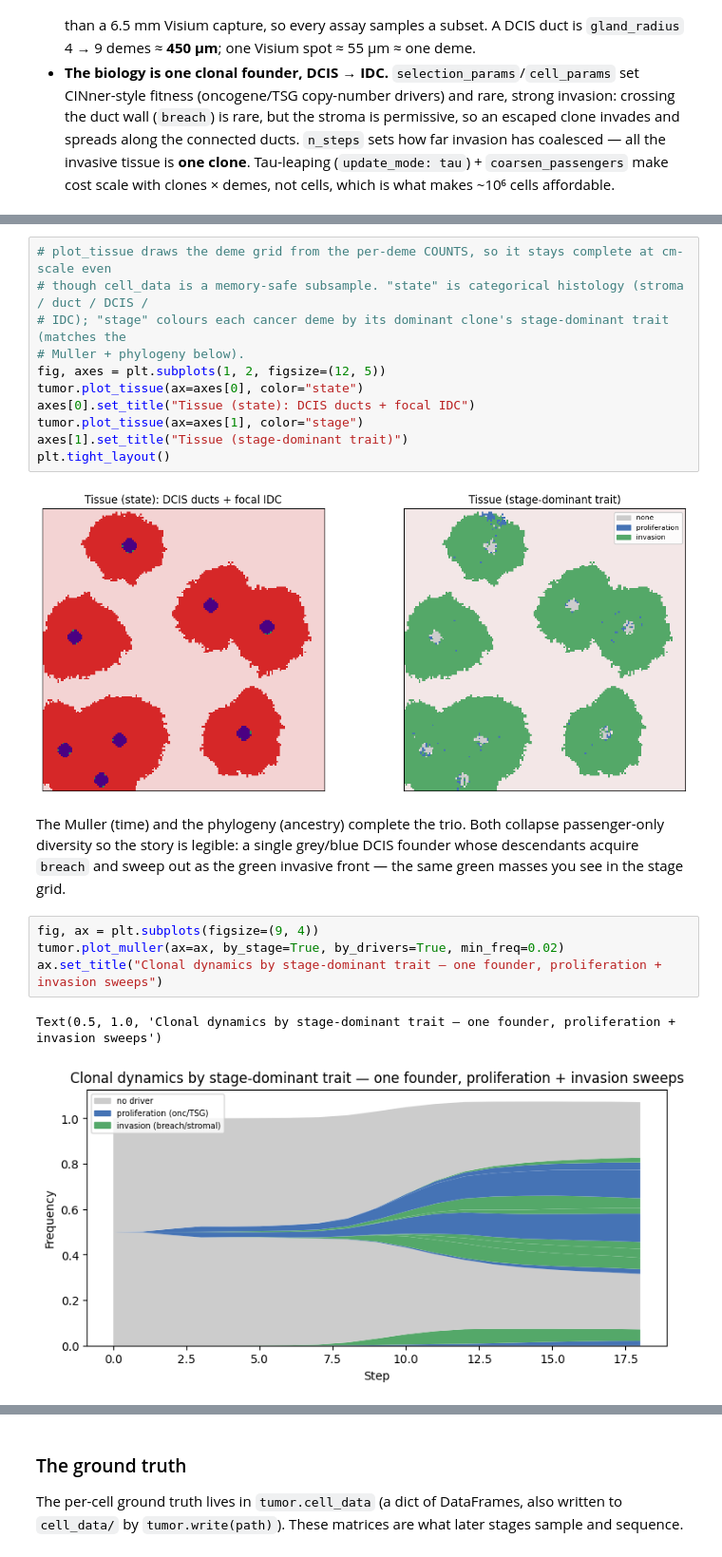
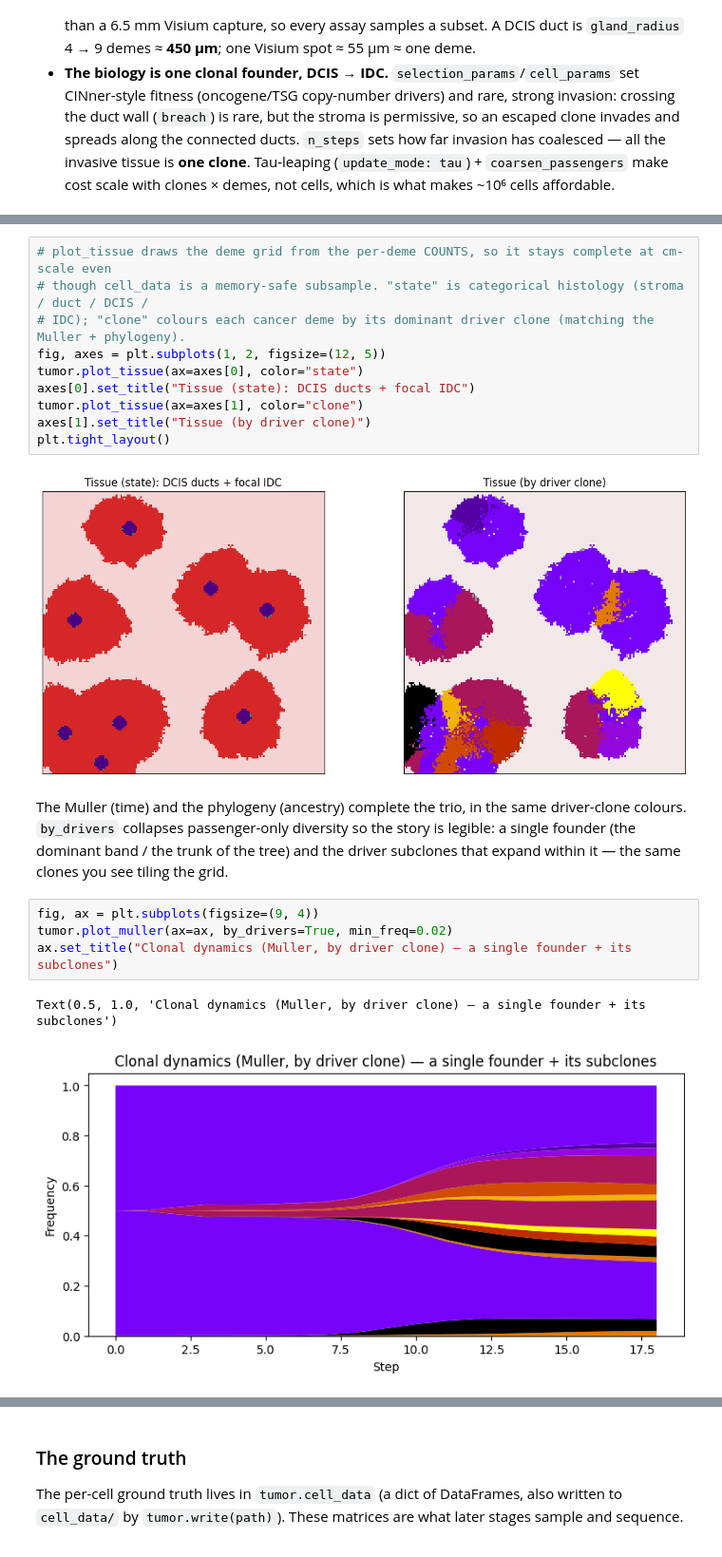
Before and after one commit to pedrofale/iscc, a Jupyter notebook: notebooks/01_pipeline_walkthrough.ipynb, the cells around one changed output, grey strips where cells are left out. Shown at 95% size. Drawn from its saved outputs; the diff is of its cells as text.

```diff
--- a/notebooks/01_pipeline_walkthrough.ipynb
+++ b/notebooks/01_pipeline_walkthrough.ipynb
@@ -67,25 +67,25 @@ its colour across all three.
 # %%
 # plot_tissue draws the deme grid from the per-deme COUNTS, so it stays complete at cm-scale even
 # though cell_data is a memory-safe subsample. "state" is categorical histology (stroma / duct / DCIS /
-# IDC); "stage" colours each cancer deme by its dominant clone's stage-dominant trait (matches the
-# Muller + phylogeny below).
+# IDC); "clone" colours each cancer deme by its dominant driver clone (matching the Muller + phylogeny).
 fig, axes = plt.subplots(1, 2, figsize=(12, 5))
 tumor.plot_tissue(ax=axes[0], color="state")
 axes[0].set_title("Tissue (state): DCIS ducts + focal IDC")
-tumor.plot_tissue(ax=axes[1], color="stage")
-axes[1].set_title("Tissue (stage-dominant trait)")
+tumor.plot_tissue(ax=axes[1], color="clone")
+axes[1].set_title("Tissue (by driver clone)")
 plt.tight_layout()
 # %% [output]
-[figure, old version]
+[figure, new version]
 # %% [markdown]
-The Muller (time) and the phylogeny (ancestry) complete the trio. Both collapse passenger-only
-diversity so the story is legible: a single grey/blue DCIS founder whose descendants acquire `breach`
-and sweep out as the green invasive front — the same green masses you see in the stage grid.
+The Muller (time) and the phylogeny (ancestry) complete the trio, in the same driver-clone colours.
+`by_drivers` collapses passenger-only diversity so the story is legible: a single founder (the
+dominant band / the trunk of the tree) and the driver subclones that expand within it — the same
+clones you see tiling the grid.
 # %%
 fig, ax = plt.subplots(figsize=(9, 4))
-tumor.plot_muller(ax=ax, by_stage=True, by_drivers=True, min_freq=0.02)
-ax.set_title("Clonal dynamics by stage-dominant trait — one founder, proliferation + invasion sweeps")
+tumor.plot_muller(ax=ax, by_drivers=True, min_freq=0.02)
+ax.set_title("Clonal dynamics (Muller, by driver clone) — a single founder + its subclones")
 # %% [output]
-Text(0.5, 1.0, 'Clonal dynamics by stage-dominant trait — one founder, proliferation + invasion sweeps')
+Text(0.5, 1.0, 'Clonal dynamics (Muller, by driver clone) — a single founder + its subclones')
-[figure, old version]
+[figure, new version]
 # %%
```
Also changed, not shown: parts of 2 cells of this notebook, 5 other files.
